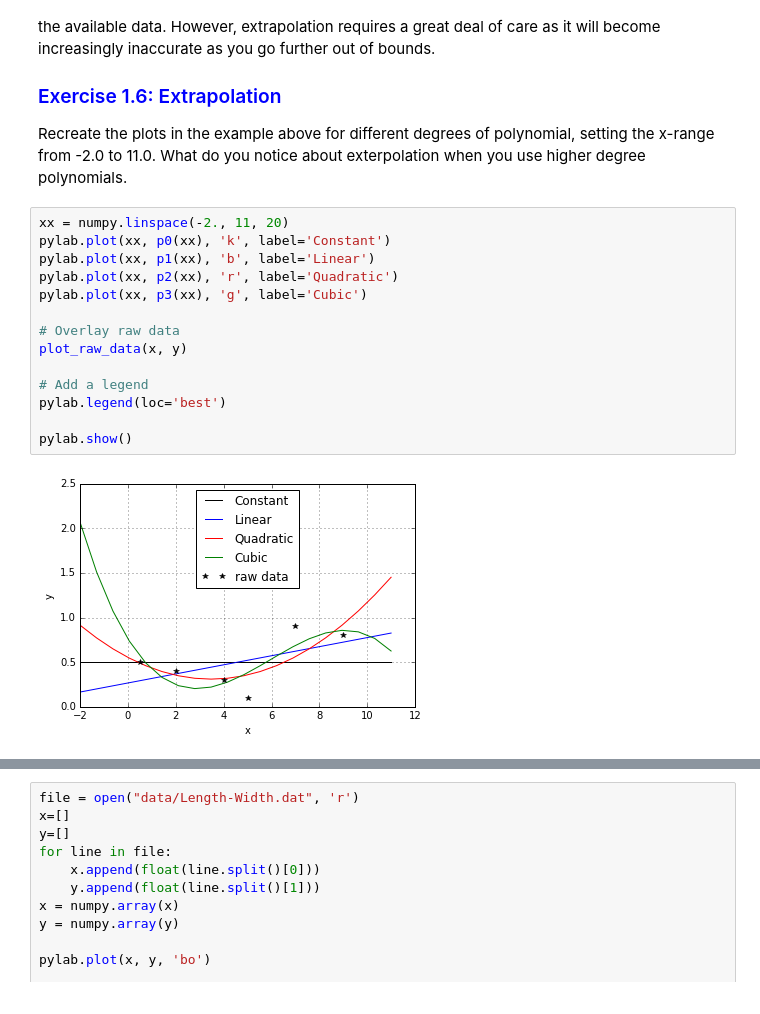
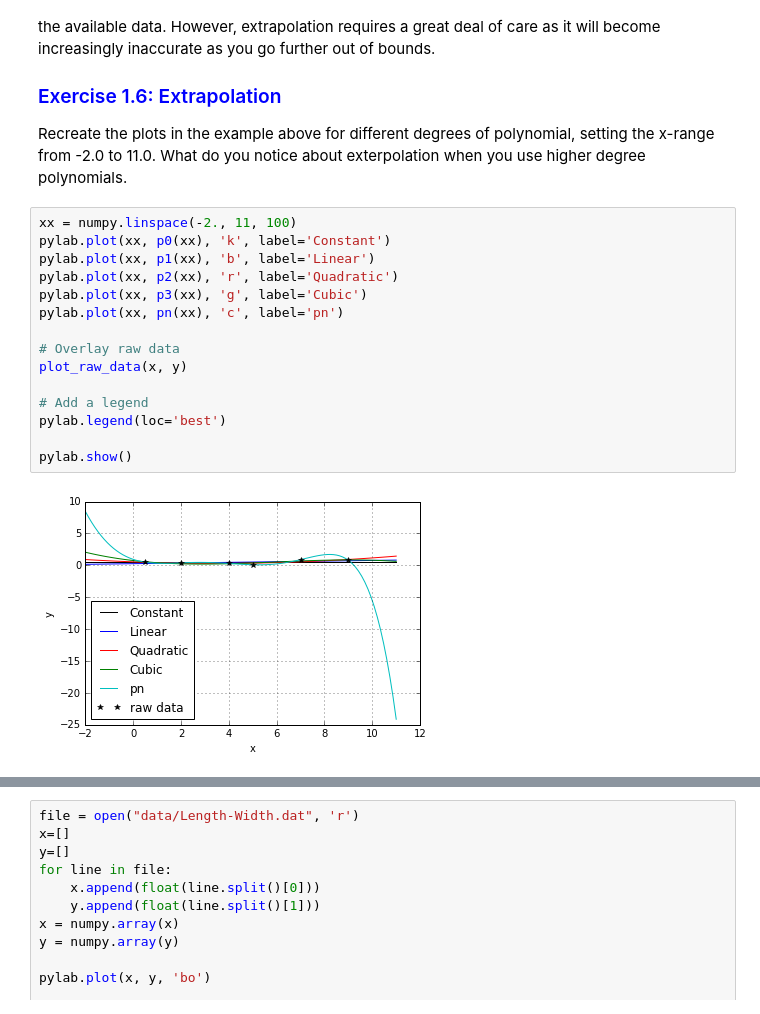
Before and after one commit to ggorman/Numerical-methods-1, a Jupyter notebook: notebook/interpolation+solutions.ipynb, the cells around one changed output, grey strips where cells are left out. Cells and saved outputs as stored; diff of their text form.

```diff
--- a/notebook/interpolation+solutions.ipynb
+++ b/notebook/interpolation+solutions.ipynb
@@ -357,21 +357,22 @@ Take to remember that *interpolation* by definition is used to estimate $y$ for
 
 Recreate the plots in the example above for different degrees of polynomial, setting the x-range from -2.0 to 11.0. What do you notice about exterpolation when you use higher degree polynomials.
 # %%
-xx = numpy.linspace(-2., 11, 20)
+xx = numpy.linspace(-2., 11, 100)
 pylab.plot(xx, p0(xx), 'k', label='Constant')
 pylab.plot(xx, p1(xx), 'b', label='Linear')
 pylab.plot(xx, p2(xx), 'r', label='Quadratic')
 pylab.plot(xx, p3(xx), 'g', label='Cubic')
+pylab.plot(xx, pn(xx), 'c', label='pn')
 
 # Overlay raw data
 plot_raw_data(x, y)
 
 # Add a legend
 pylab.legend(loc='best')
 
 pylab.show()
 # %% [output]
-[figure, old version]
+[figure, new version]
 # %% [markdown]
 # Challenge of the day
 
```
